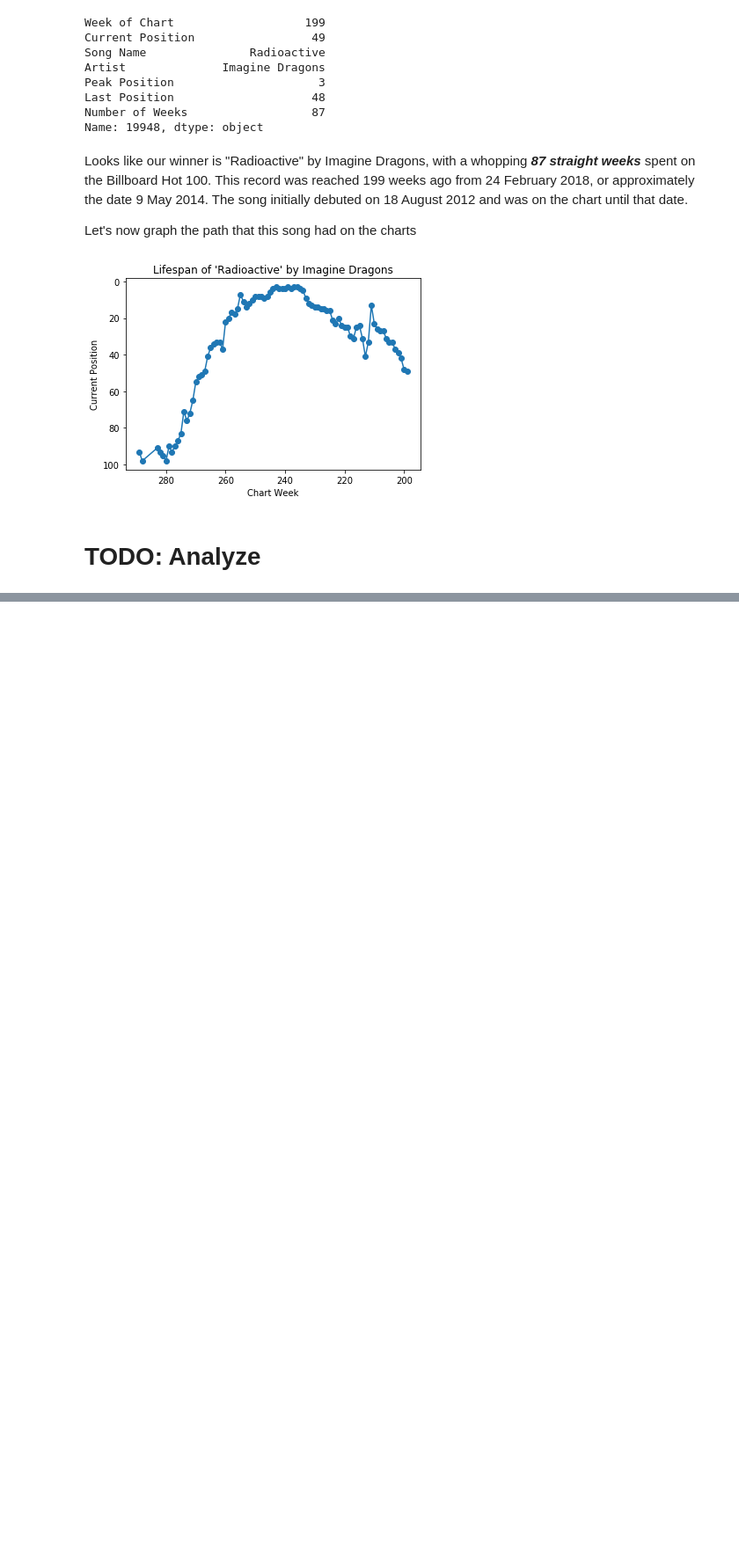
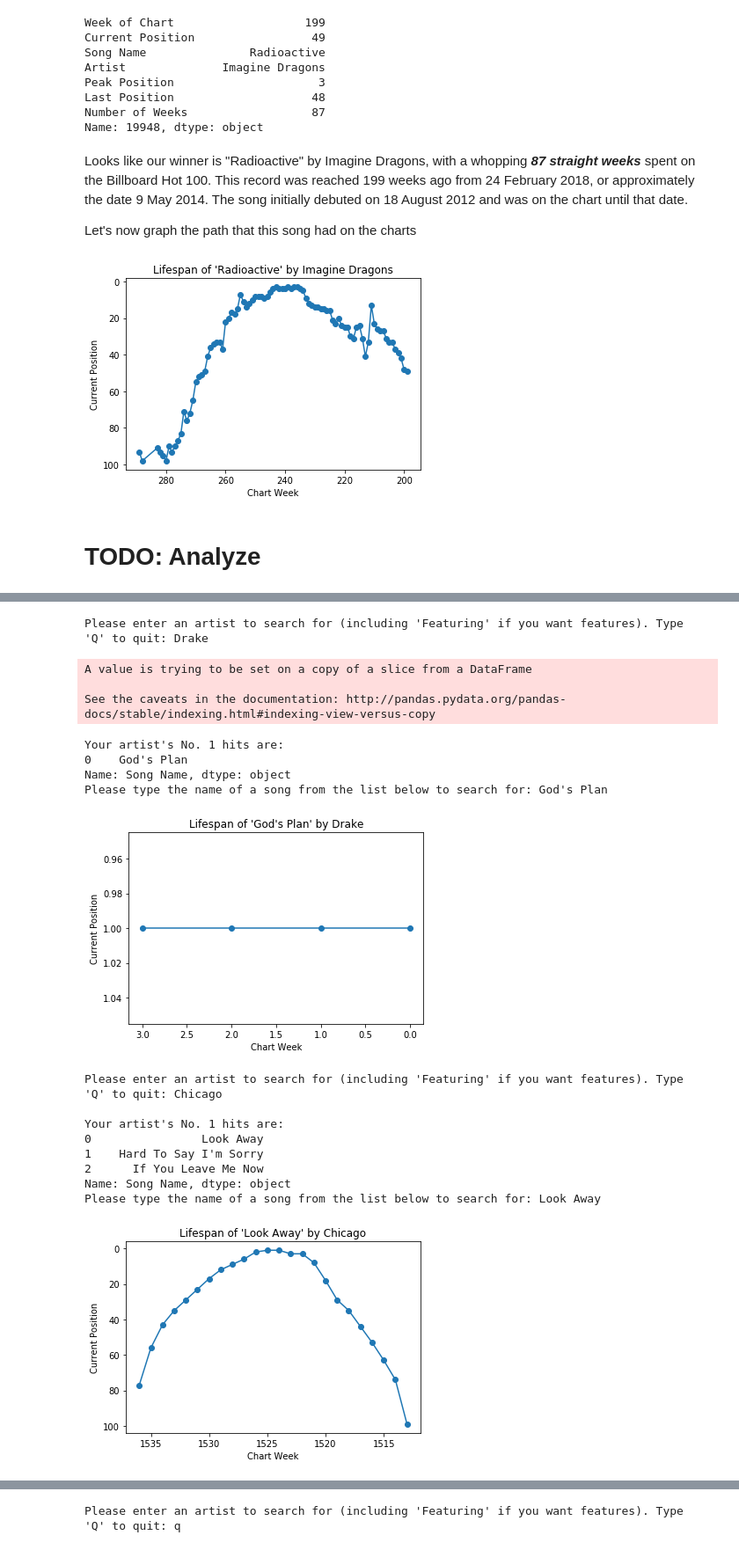
Before and after one commit to alexabawi/Music-and-Data, a Jupyter notebook: FinalProject.ipynb, the cells around one changed output, grey strips where cells are left out. Shown at 88% size. Cells and saved outputs as stored; diff of their text form; code cells hidden in the pictures; blank space fills up the shorter version.

```diff
--- a/FinalProject.ipynb
+++ b/FinalProject.ipynb
@@ -293,0 +331,79 @@ plt.show()
+# %%
+# Create an interactive graph plotting section where users can see the lifespan of different songs
+# using the above functions.
+
+try:
+
+    while True:
+
+        # Output the prompt and grab the user's input
+        std.write("Please enter an artist to search for (including 'Featuring' if you want features). ")
+        std.write('Type \'Q\' to quit: ')
+        to_search = input()
+        print()
+
+        # Verify that they don't want to end the program
+        if to_search.upper() == 'Q':
+            raise KeyboardInterrupt
+
+        # Call function to get the dataframe
+        result = find_no_1s(to_search)
+
+        # Make sure the dataframe has entries
+        if(len(result) == 0):
+            raise EOFError
+
+        # Report to user, grab song name
+        print("Your artist's No. 1 hits are: \n%s" % repr(result['Song Name']))
+        item = input("Please type the name of a song from the list below to search for: ")
+
+        exists = False
+        try:
+
+            # Iterate through the returned dataframe
+            for ind, ser in result.iterrows():
+
+                if item == ser['Song Name']:
+                    exists = True
+
+            # Make sure the user's entered song actually is a valid entry
+            if exists == False:
+                raise AssertionError
+
+        # Handle case of user entering a song that is not a No. 1 Hit
+        except(AssertionError):
+            print("Song name '%s' not valid, try again" % item)
+            continue
+
+        # Call function to get the graph
+        graph = display_results(item, to_search)
+
+        # Display the graph to the user
+        graph.show()
+
+# Handle case of user entering artist that doesn't have any No. 1 hits
+except(EOFError):
+    print("ERROR: artist entered with no No. 1 hits")
+
+# Handle case of user typing 'q' to quit
+except(KeyboardInterrupt):
+    pass
+# %% [output]
+Please enter an artist to search for (including 'Featuring' if you want features). Type 'Q' to quit: Drake
+A value is trying to be set on a copy of a slice from a DataFrame
+
+See the caveats in the documentation: http://pandas.pydata.org/pandas-docs/stable/indexing.html#indexing-view-versus-copy
+Your artist's No. 1 hits are:
+0    God's Plan
+Name: Song Name, dtype: object
+Please type the name of a song from the list below to search for: God's Plan
+[figure, added]
+Please enter an artist to search for (including 'Featuring' if you want features). Type 'Q' to quit: Chicago
+
+Your artist's No. 1 hits are:
+0                Look Away
+1    Hard To Say I'm Sorry
+2      If You Leave Me Now
+Name: Song Name, dtype: object
+Please type the name of a song from the list below to search for: Look Away
+[figure, added]
@@ -293,0 +428 @@ plt.show()
+Please enter an artist to search for (including 'Featuring' if you want features). Type 'Q' to quit: q
```
Also changed, not shown: parts of 13 cells of this notebook.
